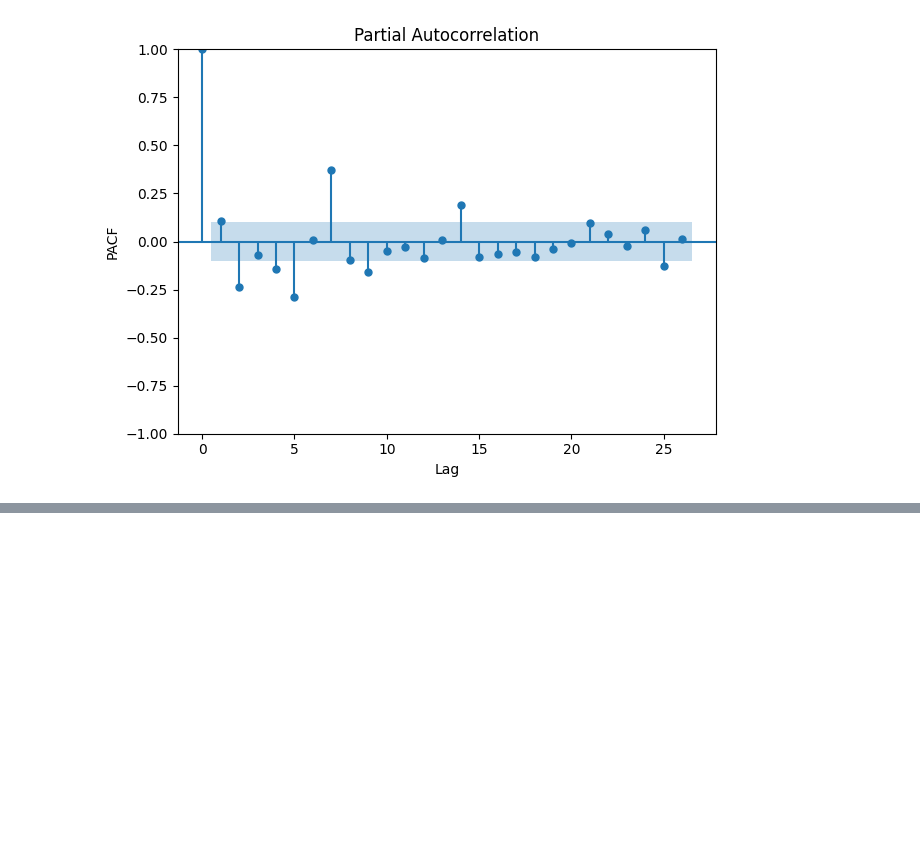
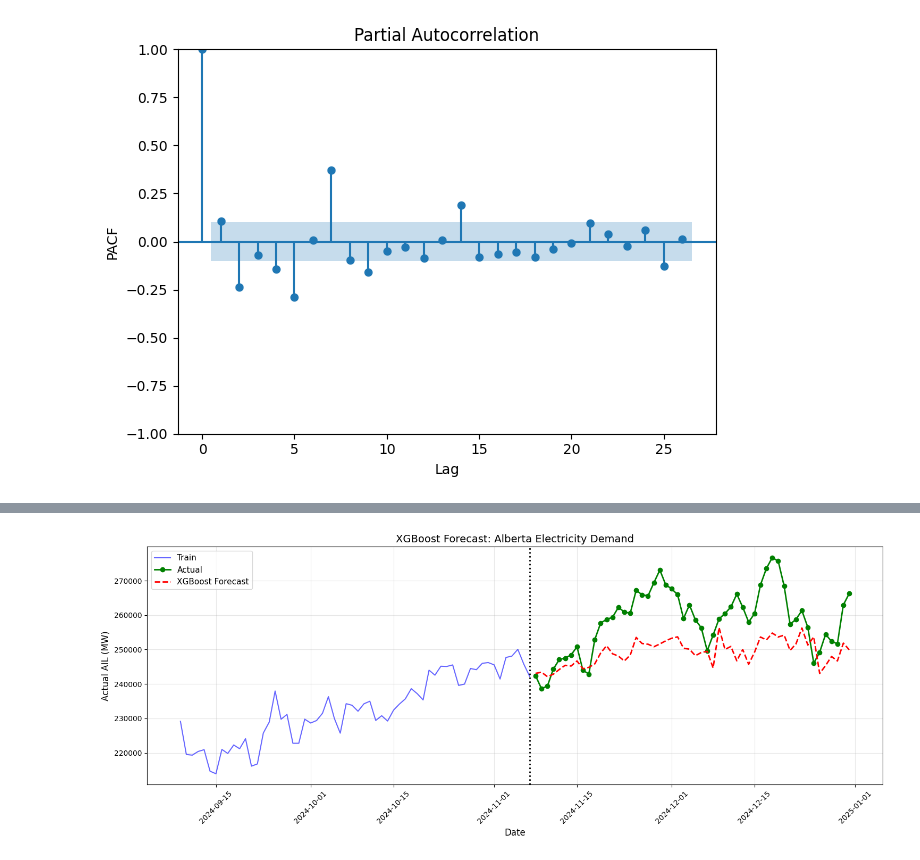
Before and after one commit to rchlmlngt/Alberta-Power-Market-Analysis, a Jupyter notebook: DemandForecast.ipynb, the cells around one changed output, grey strips where cells are left out. Saved outputs shown, nothing was run; the diff lists cells and outputs as text; code cells hidden in the pictures; blank space fills up the shorter version.

```diff
--- a/DemandForecast.ipynb
+++ b/DemandForecast.ipynb
@@ -232,0 +262,81 @@ MAE: 7,407
+# %%
+# Forecast using XGBoost
+
+# A function that creates numerical features
+def create_features(data):
+    """
+    :param data: Series with DatetimeIndex
+    :return: DataFrame
+    """
+    # Convert demand_data from a series into a data frame
+    data_df = data.to_frame().reset_index()
+    data_df['Date'] = pd.to_datetime(data_df['Date'])
+
+    data = data_df.copy()
+
+    # Time features
+    data['day'] = data['Date'].dt.dayofweek
+    data['dayofyear'] = data['Date'].dt.dayofyear
+    data['month'] = data['Date'].dt.month
+    data['quarter'] = data['Date'].dt.quarter
+
+    # Lagged features, how much the previous day affects the current day ie. Autoregression
+    data['lag1'] = data['Actual AIL'].shift(1) # Yesterday
+    data['lag7'] = data['Actual AIL'].shift(7) # Same day last week
+
+    # Moving Average
+    data['MA7'] = data['Actual AIL'].shift(1).rolling(7).mean() # Weekly Avg
+
+    return data.dropna()
+
+train, test = split_point(create_features(demand_data), 0.85)
+print(train.head())
+
+X_train = train.drop(['Date','Actual AIL'], axis=1) # Features used to predict
+X_test = test.drop(['Date','Actual AIL'], axis=1)
+Y_train = train['Actual AIL'] # Target, what is getting predicted
+Y_test = test['Actual AIL']
+
+model3 = xgb.XGBRegressor(
+    n_estimators=100,  # Number of trees to build
+    learning_rate=0.1, # How much each tree contributes
+    max_depth=5,       # How many levels of questions
+    random_state=42
+)
+
+result3 = model3.fit(X_train, Y_train)
+
+# Forecast
+forecast3_train = model3.predict(X_train)
+forecast3_test = model3.predict(X_test)
+
+############################################# Plot #############################################
+plt.figure(figsize=(15, 6))
+# Plot last 60 days of training data
+plt.plot(train['Date'].iloc[-60:], train['Actual AIL'].iloc[-60:],'b-', label='Train', alpha=0.6)
+
+# Plot actual test values
+plt.plot(test['Date'], Y_test,'go-', label='Actual', linewidth=2)
+
+# Plot XGBoost predictions
+plt.plot(test['Date'], forecast3_test,'r--', label='XGBoost Forecast', linewidth=2)
+
+# Vertical line at train/test split
+plt.axvline(train['Date'].iloc[-1], color='black', linestyle=':', linewidth=2)
+plt.xlabel('Date', fontsize=12)
+plt.ylabel('Actual AIL (MW)', fontsize=12)
+plt.title('XGBoost Forecast: Alberta Electricity Demand', fontsize=14)
+plt.legend(fontsize=11)
+plt.grid(True, alpha=0.3)
+plt.xticks(rotation=45)
+plt.tight_layout()
+plt.show()
+
+# Feature importance
+feature_importance = pd.DataFrame({
+    'feature': X_train.columns,
+    'importance': model3.feature_importances_
+}).sort_values('importance', ascending=False)
+
+print(feature_importance)
+# %% [output]
@@ -232,0 +356 @@ MAE: 7,407
+[figure, added]
```
Also changed, not shown: parts of 6 cells of this notebook.
